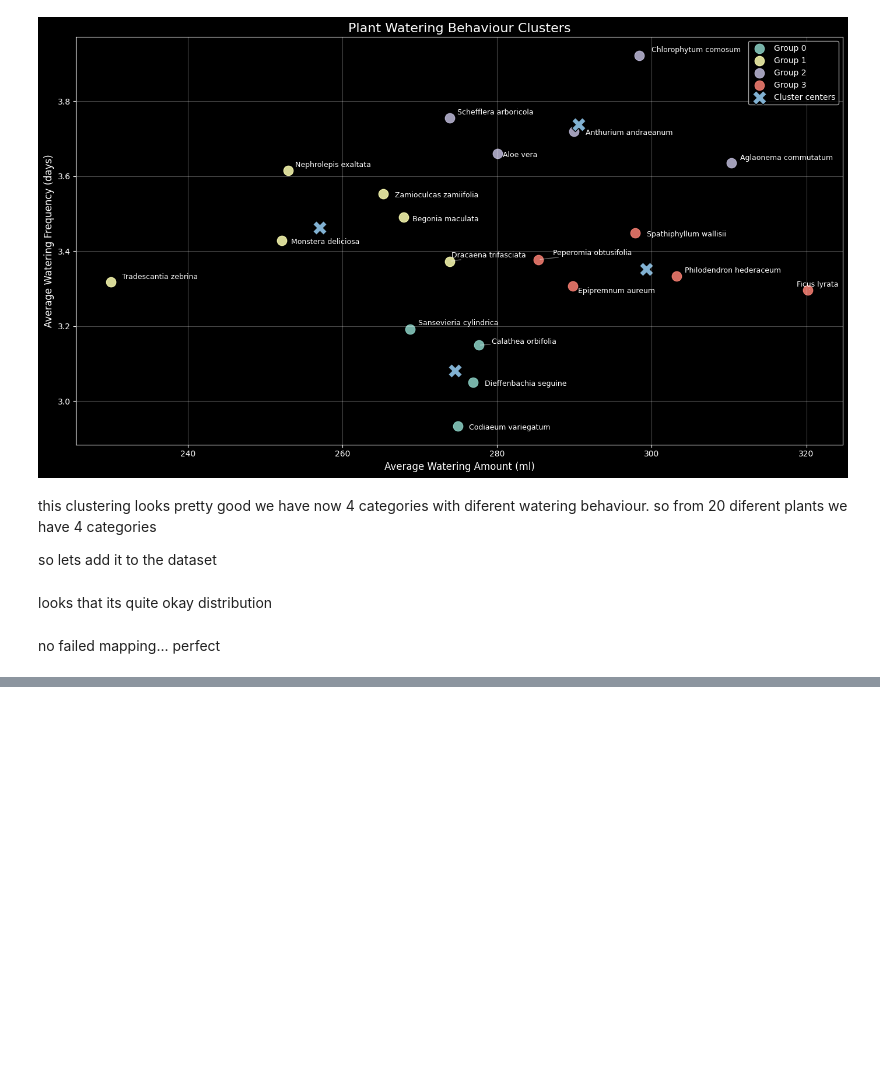
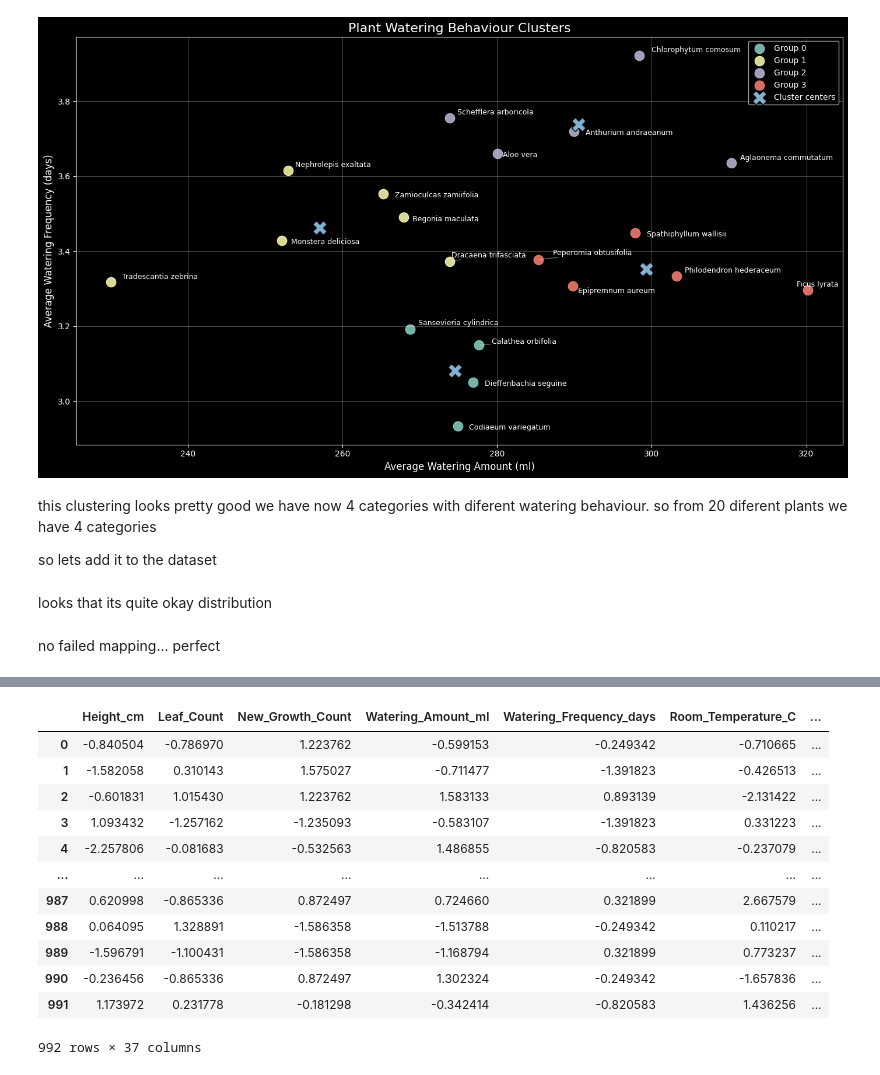
Before and after one commit to NancyNancy07/VIA_UrbanMicroFarm_MAL_Model, a Jupyter notebook: preproccess_samo.ipynb, the cells around one changed output, grey strips where cells are left out. Saved outputs shown, nothing was run; the diff lists cells and outputs as text; code cells hidden in the pictures; blank space fills up the shorter version.

```diff
--- a/preproccess_samo.ipynb
+++ b/preproccess_samo.ipynb
@@ -551,0 +569,19 @@ print("Duplicate rows:", df_model.duplicated().sum())
+# %%
+# plot the df_clean to check the skewness
+# each column must have a skewness plot to check if any transformation needed
+# check the skewness of each column in X_full
+X_full
+# %% [output]
+|  | Height_cm | Leaf_Count | New_Growth_Count | Watering_Amount_ml | Watering_Frequency_days | Room_Temperature_C | ... |
+| 0 | -0.840504 | -0.786970 | 1.223762 | -0.599153 | -0.249342 | -0.710665 | ... |
+| 1 | -1.582058 | 0.310143 | 1.575027 | -0.711477 | -1.391823 | -0.426513 | ... |
+| 2 | -0.601831 | 1.015430 | 1.223762 | 1.583133 | 0.893139 | -2.131422 | ... |
+| 3 | 1.093432 | -1.257162 | -1.235093 | -0.583107 | -1.391823 | 0.331223 | ... |
+| 4 | -2.257806 | -0.081683 | -0.532563 | 1.486855 | -0.820583 | -0.237079 | ... |
+| ... | ... | ... | ... | ... | ... | ... | ... |
+| 987 | 0.620998 | -0.865336 | 0.872497 | 0.724660 | 0.321899 | 2.667579 | ... |
+| 988 | 0.064095 | 1.328891 | -1.586358 | -1.513788 | -0.249342 | 0.110217 | ... |
+| 989 | -1.596791 | -1.100431 | -1.586358 | -1.168794 | 0.321899 | 0.773237 | ... |
+| 990 | -0.236456 | -0.865336 | 0.872497 | 1.302324 | -0.249342 | -1.657836 | ... |
+| 991 | 1.173972 | 0.231778 | -0.181298 | -0.342414 | -0.820583 | 1.436256 | ... |
+992 rows × 37 columns
```
Also changed, not shown: parts of 7 cells of this notebook.
